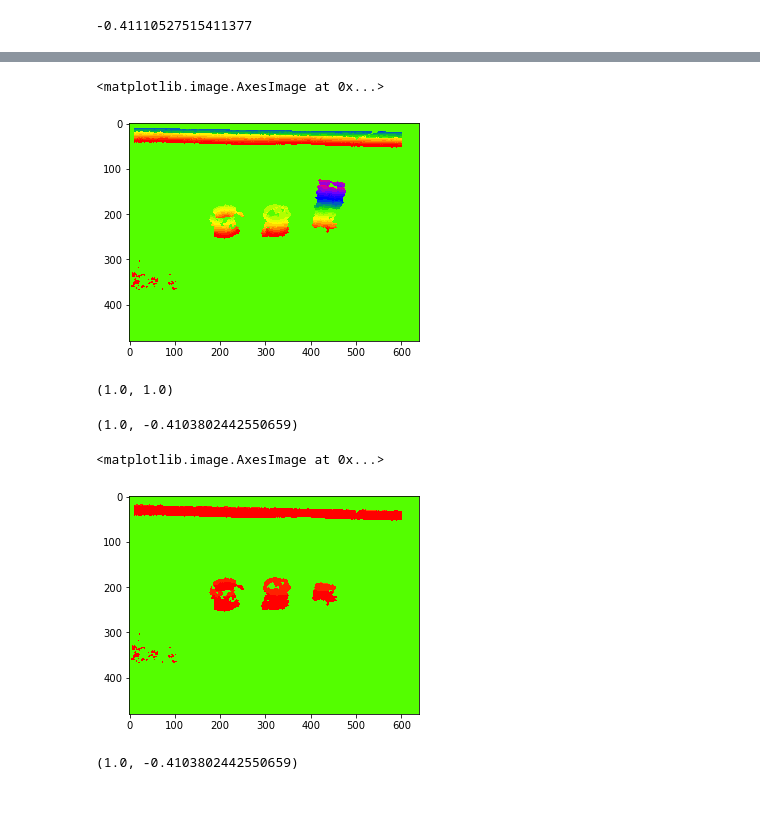
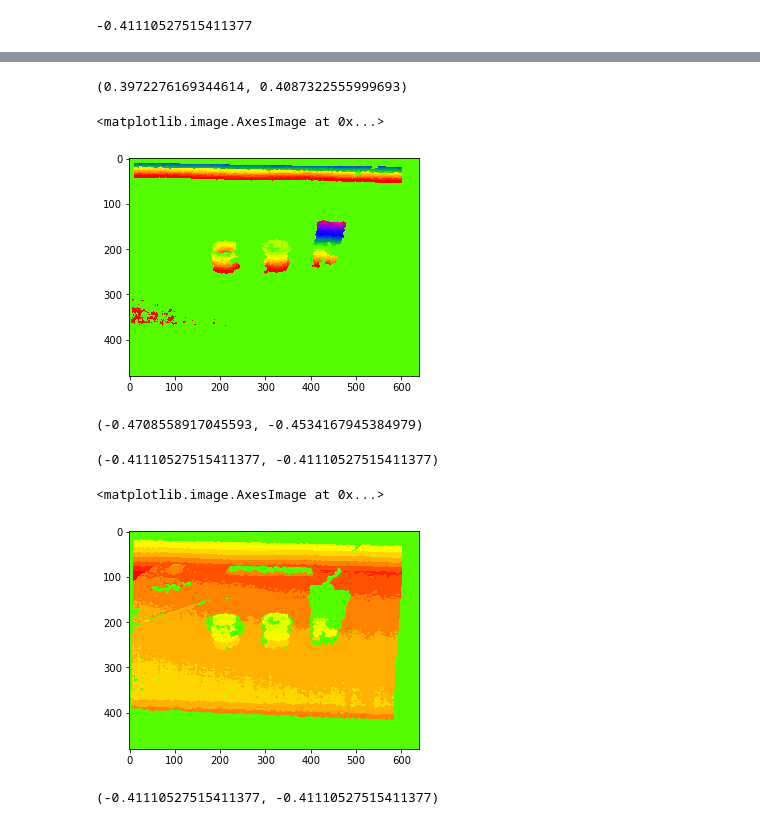
Before and after one commit to takeshi-pumas/catkin_extras, a Jupyter notebook: src/segmentation/scripts/segment_table.ipynb, the cells around one changed output, grey strips where cells are left out. Cells and saved outputs as stored; diff of their text form; code cells hidden in the pictures.

```diff
--- a/src/segmentation/scripts/segment_table.ipynb
+++ b/src/segmentation/scripts/segment_table.ipynb
@@ -92,18 +93,23 @@ plt.imshow(zs_no_nans, cmap='prism')
+# %%
+plane_height= (trans)+bin_edges[histogram[:-1].argmax()+1]
+(trans*0.999)-0.705, (trans*0.999)-plane_height
+# %% [output]
+(0.3972276169344614, 0.4087322555999693)
 # %%
-img_corrected = np.where(    (-zs_no_nans <  (trans*0.999)-0.705  )                        ,zs_no_nans,1)
-
+#img_corrected = np.where(    (-zs_no_nans <  (trans*0.999)-0.705  )                         ,zs_no_nans,1)  # ver celda de arriba de donde salio este numero
+img_corrected = np.where(    (-zs_no_nans <  (trans*0.999)-plane_height-.01  )                         ,zs_no_nans,1)  # ver celda de arriba de donde salio este numero
 plt.imshow(img_corrected, cmap='prism')
 # %% [output]
 <matplotlib.image.AxesImage at 0x...>
-[figure, old version]
+[figure, new version]
 # %%
 img_corrected[100,600],img_corrected[100,300]
 # %% [output]
-(1.0, 1.0)
+(-0.4708558917045593, -0.4534167945384979)
 # %%
 img_corrected[300,300], zs_no_nans[300,300]
 # %% [output]
-(1.0, -0.4103802442550659)
+(-0.41110527515411377, -0.41110527515411377)
 # %%
 #table1#img_corrected_top = np.where(    (-img_corrected >  (trans*0.999)-0.751  )                        ,img_corrected,1)
 img_corrected_top = np.where(    (-img_corrected >  (trans*0.999)-0.77 )                        ,img_corrected,5)
@@ -111,11 +117,11 @@ img_corrected_top = np.where(    (-img_corrected >  (trans*0.999)-0.77 )
 plt.imshow(img_corrected_top, cmap='prism')
 # %% [output]
 <matplotlib.image.AxesImage at 0x...>
-[figure, old version]
+[figure, new version]
 # %%
 img_corrected[300,300], zs_no_nans[300,300]
 # %% [output]
-(1.0, -0.4103802442550659)
+(-0.41110527515411377, -0.41110527515411377)
 # %%
 (trans*0.999)-0.751
 # %% [output]
```
Also changed, not shown: parts of 12 cells of this notebook.
